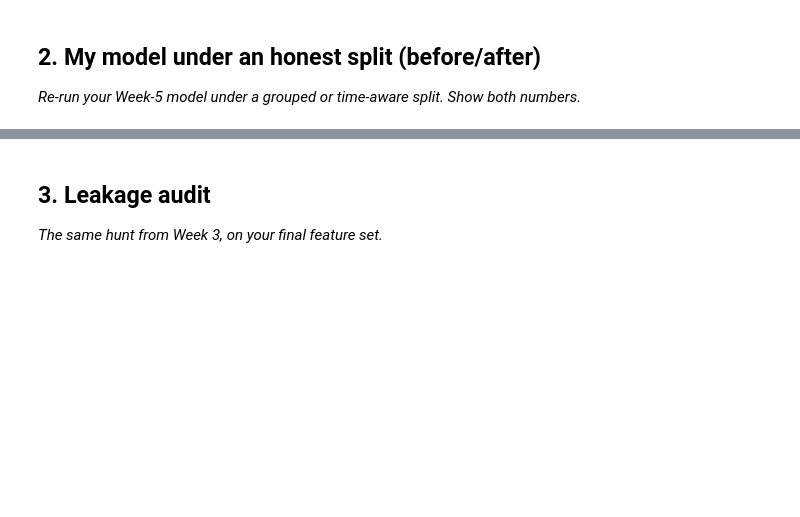
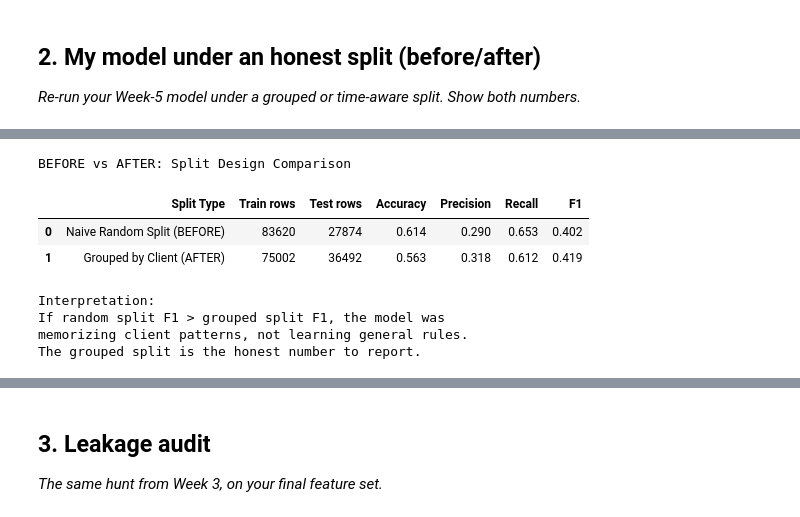
Before and after one commit to SIDRAATTIQUE/flyrank-machine-learning, a Jupyter notebook: work/notebooks/w06_validation_audit.ipynb, the cells around one changed output, grey strips where cells are left out. Cells and saved outputs as stored; diff of their text form; code cells hidden in the pictures; blank space fills up the shorter version.

```diff
--- a/work/notebooks/w06_validation_audit.ipynb
+++ b/work/notebooks/w06_validation_audit.ipynb
@@ -16,0 +172,61 @@ This skeleton is yours to fill. Work the sections **in order** — each one has
+# %%
+from sklearn.ensemble import RandomForestClassifier
+from sklearn.model_selection import train_test_split, GroupShuffleSplit
+from sklearn.metrics import accuracy_score, precision_score, recall_score, f1_score
+
+feature_cols = ['ctr_change', 'pos_volatility', 'pos_change', 'imp_prev30', 'days_of_data']
+model_data = feature_frame.dropna(subset=feature_cols + ['is_declining']).copy()
+
+X = model_data[feature_cols]
+y = model_data['is_declining']
+groups = model_data['client_hash_id']
+
+def evaluate_model(X_tr, X_te, y_tr, y_te, label):
+    m = RandomForestClassifier(
+        n_estimators=100, max_depth=6,
+        class_weight='balanced', random_state=42, n_jobs=-1
+    )
+    m.fit(X_tr, y_tr)
+    preds = m.predict(X_te)
+    return {
+        'Split Type': label,
+        'Train rows': len(X_tr),
+        'Test rows':  len(X_te),
+        'Accuracy':   round(accuracy_score(y_te, preds), 3),
+        'Precision':  round(precision_score(y_te, preds, zero_division=0), 3),
+        'Recall':     round(recall_score(y_te, preds, zero_division=0), 3),
+        'F1':         round(f1_score(y_te, preds, zero_division=0), 3),
+    }
+
+results = []
+
+# BEFORE: Naive random split (the wrong way)
+X_tr, X_te, y_tr, y_te = train_test_split(X, y, test_size=0.25, random_state=42)
+results.append(evaluate_model(X_tr, X_te, y_tr, y_te, 'Naive Random Split (BEFORE)'))
+
+# AFTER: Grouped split by client (the honest way)
+gss = GroupShuffleSplit(n_splits=1, test_size=0.25, random_state=42)
+train_idx, test_idx = next(gss.split(X, y, groups=groups))
+X_tr_g = X.iloc[train_idx]
+X_te_g = X.iloc[test_idx]
+y_tr_g = y.iloc[train_idx]
+y_te_g = y.iloc[test_idx]
+results.append(evaluate_model(X_tr_g, X_te_g, y_tr_g, y_te_g, 'Grouped by Client (AFTER)'))
+
+comparison_df = pd.DataFrame(results)
+print("BEFORE vs AFTER: Split Design Comparison")
+display(comparison_df)
+
+print("\nInterpretation:")
+print("If random split F1 > grouped split F1, the model was")
+print("memorizing client patterns, not learning general rules.")
+print("The grouped split is the honest number to report.")
+# %% [output]
+BEFORE vs AFTER: Split Design Comparison
+|  | Split Type | Train rows | Test rows | Accuracy | Precision | Recall | F1 |
+| 0 | Naive Random Split (BEFORE) | 83620 | 27874 | 0.614 | 0.290 | 0.653 | 0.402 |
+| 1 | Grouped by Client (AFTER) | 75002 | 36492 | 0.563 | 0.318 | 0.612 | 0.419 |
+Interpretation:
+If random split F1 > grouped split F1, the model was
+memorizing client patterns, not learning general rules.
+The grouped split is the honest number to report.
```
Also changed, not shown: parts of 10 cells of this notebook.
